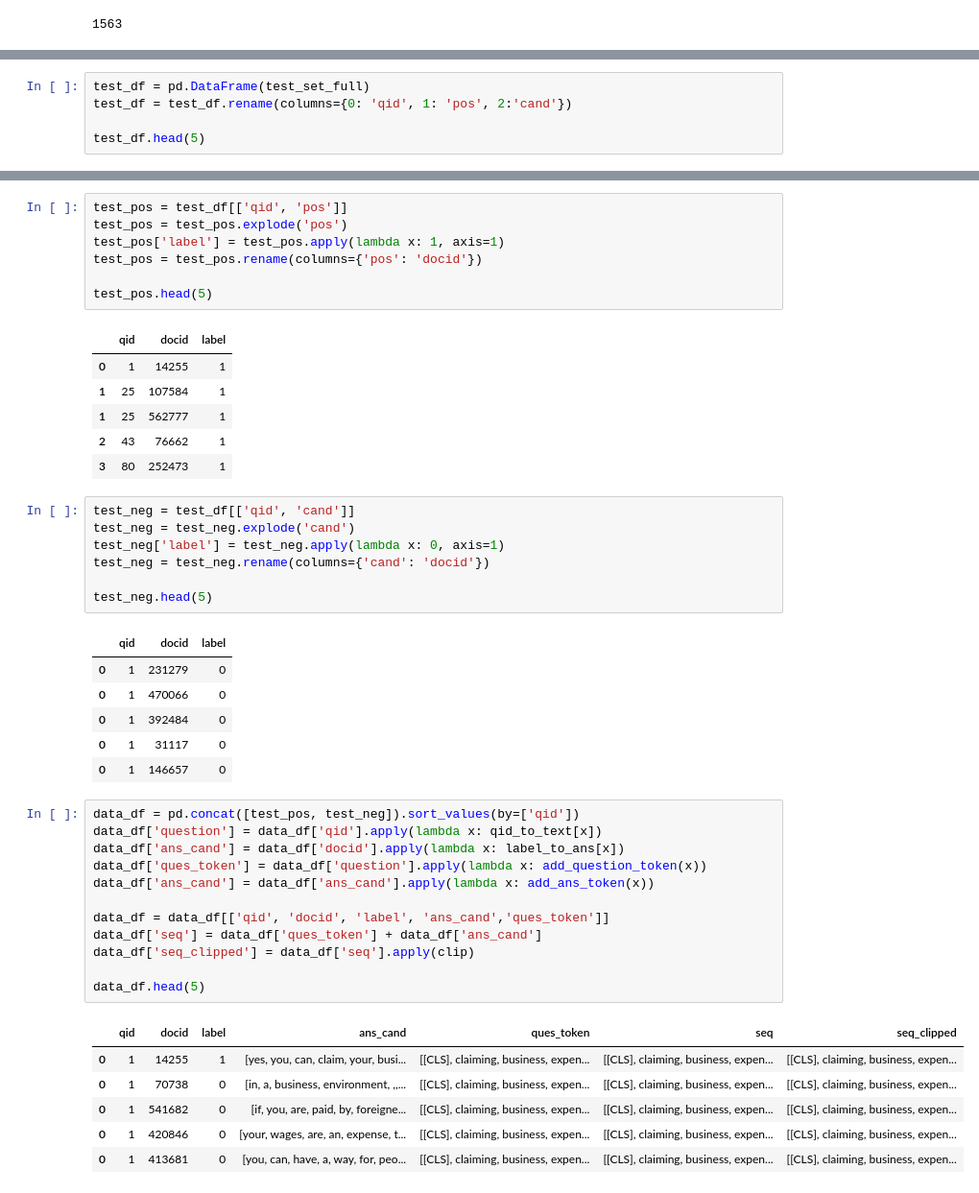
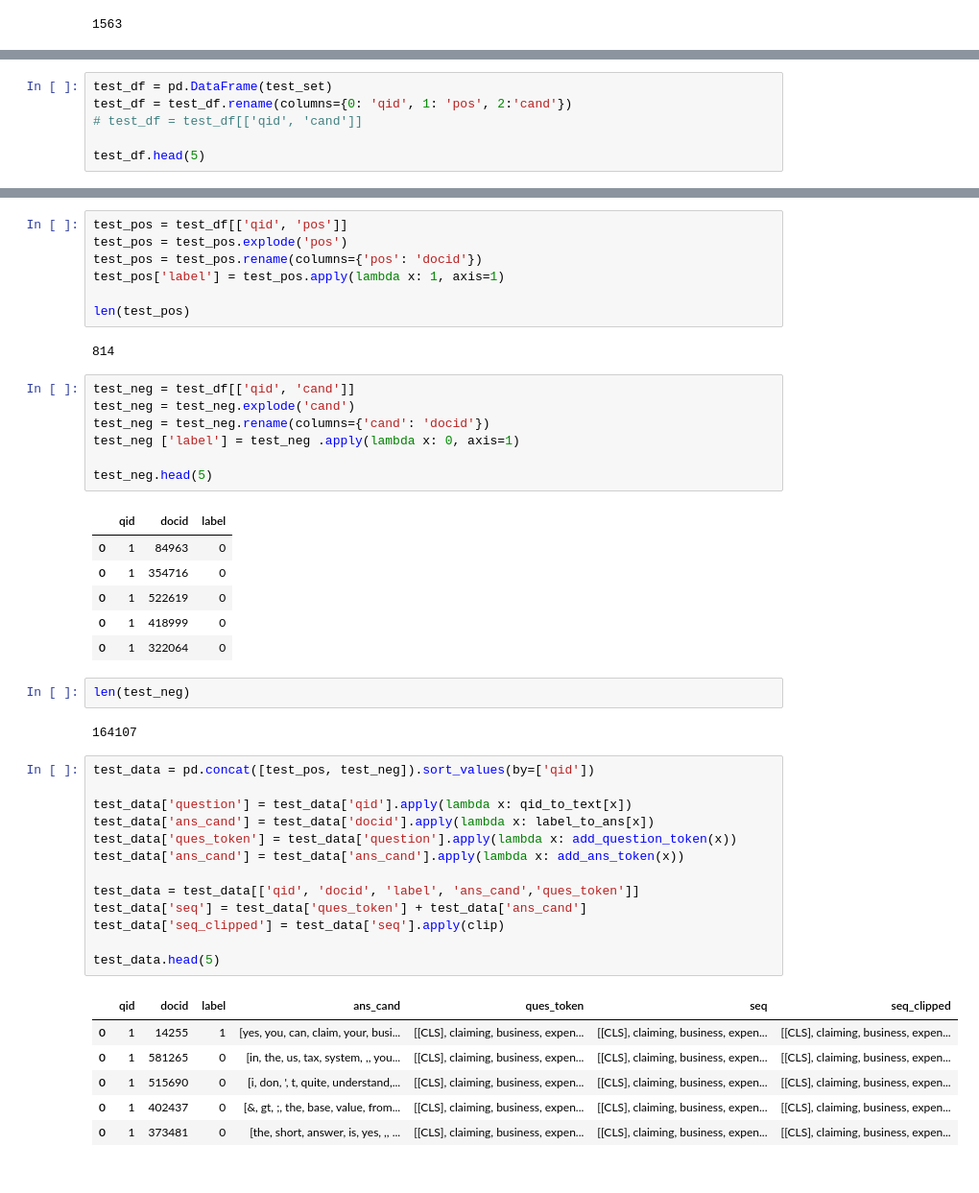
Before and after one commit to yuanbit/FinBERT-QA, a Jupyter notebook: bertQA.ipynb, the cells around one changed output, grey strips where cells are left out. Shown: that part at 96% size. Saved outputs shown, nothing was run; the diff lists cells and outputs as text.

Commit message:
added evaluation test set

```diff
--- a/bertQA.ipynb
+++ b/bertQA.ipynb
@@ -605,6 +643,7 @@ for row in test_set_full:
 # %%
-test_df = pd.DataFrame(test_set_full)
+test_df = pd.DataFrame(test_set)
 test_df = test_df.rename(columns={0: 'qid', 1: 'pos', 2:'cand'})
+# test_df = test_df[['qid', 'cand']]
 
 test_df.head(5)
 # %% [output]
@@ -617,47 +656,47 @@ test_df.head(5)
 # %%
 test_pos = test_df[['qid', 'pos']]
 test_pos = test_pos.explode('pos')
+test_pos = test_pos.rename(columns={'pos': 'docid'})
 test_pos['label'] = test_pos.apply(lambda x: 1, axis=1)
-test_pos = test_pos.rename(columns={'pos': 'docid'})
 
-test_pos.head(5)
+len(test_pos)
 # %% [output]
-|  | qid | docid | label |
-| 0 | 1 | 14255 | 1 |
-| 1 | 25 | 107584 | 1 |
-| 1 | 25 | 562777 | 1 |
-| 2 | 43 | 76662 | 1 |
-| 3 | 80 | 252473 | 1 |
+814
 # %%
 test_neg = test_df[['qid', 'cand']]
 test_neg = test_neg.explode('cand')
-test_neg['label'] = test_neg.apply(lambda x: 0, axis=1)
 test_neg = test_neg.rename(columns={'cand': 'docid'})
+test_neg ['label'] = test_neg .apply(lambda x: 0, axis=1)
 
 test_neg.head(5)
 # %% [output]
 |  | qid | docid | label |
-| 0 | 1 | 231279 | 0 |
-| 0 | 1 | 470066 | 0 |
-| 0 | 1 | 392484 | 0 |
-| 0 | 1 | 31117 | 0 |
-| 0 | 1 | 146657 | 0 |
+| 0 | 1 | 84963 | 0 |
+| 0 | 1 | 354716 | 0 |
+| 0 | 1 | 522619 | 0 |
+| 0 | 1 | 418999 | 0 |
+| 0 | 1 | 322064 | 0 |
+# %%
+len(test_neg)
+# %% [output]
+164107
 # %%
-data_df = pd.concat([test_pos, test_neg]).sort_values(by=['qid'])
-data_df['question'] = data_df['qid'].apply(lambda x: qid_to_text[x])
-data_df['ans_cand'] = data_df['docid'].apply(lambda x: label_to_ans[x])
-data_df['ques_token'] = data_df['question'].apply(lambda x: add_question_token(x))
-data_df['ans_cand'] = data_df['ans_cand'].apply(lambda x: add_ans_token(x))
+test_data = pd.concat([test_pos, test_neg]).sort_values(by=['qid'])
 
-data_df = data_df[['qid', 'docid', 'label', 'ans_cand','ques_token']]
-data_df['seq'] = data_df['ques_token'] + data_df['ans_cand']
-data_df['seq_clipped'] = data_df['seq'].apply(clip)
+test_data['question'] = test_data['qid'].apply(lambda x: qid_to_text[x])
+test_data['ans_cand'] = test_data['docid'].apply(lambda x: label_to_ans[x])
+test_data['ques_token'] = test_data['question'].apply(lambda x: add_question_token(x))
+test_data['ans_cand'] = test_data['ans_cand'].apply(lambda x: add_ans_token(x))
 
-data_df.head(5)
+test_data = test_data[['qid', 'docid', 'label', 'ans_cand','ques_token']]
+test_data['seq'] = test_data['ques_token'] + test_data['ans_cand']
+test_data['seq_clipped'] = test_data['seq'].apply(clip)
+
+test_data.head(5)
 # %% [output]
 |  | qid | docid | label | ans_cand | ques_token | seq | seq_clipped |
 | 0 | 1 | 14255 | 1 | [yes, you, can, claim, your, busi... | [[CLS], claiming, business, expen... | [[CLS], claiming, business, expen... | [[CLS], claiming, business, expen... |
-| 0 | 1 | 70738 | 0 | [in, a, business, environment, ,,... | [[CLS], claiming, business, expen... | [[CLS], claiming, business, expen... | [[CLS], claiming, business, expen... |
-| 0 | 1 | 541682 | 0 | [if, you, are, paid, by, foreigne... | [[CLS], claiming, business, expen... | [[CLS], claiming, business, expen... | [[CLS], claiming, business, expen... |
-| 0 | 1 | 420846 | 0 | [your, wages, are, an, expense, t... | [[CLS], claiming, business, expen... | [[CLS], claiming, business, expen... | [[CLS], claiming, business, expen... |
-| 0 | 1 | 413681 | 0 | [you, can, have, a, way, for, peo... | [[CLS], claiming, business, expen... | [[CLS], claiming, business, expen... | [[CLS], claiming, business, expen... |
+| 0 | 1 | 581265 | 0 | [in, the, us, tax, system, ,, you... | [[CLS], claiming, business, expen... | [[CLS], claiming, business, expen... | [[CLS], claiming, business, expen... |
+| 0 | 1 | 515690 | 0 | [i, don, ', t, quite, understand,... | [[CLS], claiming, business, expen... | [[CLS], claiming, business, expen... | [[CLS], claiming, business, expen... |
+| 0 | 1 | 402437 | 0 | [&, gt, ;, the, base, value, from... | [[CLS], claiming, business, expen... | [[CLS], claiming, business, expen... | [[CLS], claiming, business, expen... |
+| 0 | 1 | 373481 | 0 | [the, short, answer, is, yes, ,, ... | [[CLS], claiming, business, expen... | [[CLS], claiming, business, expen... | [[CLS], claiming, business, expen... |
```
Also changed, not shown: parts of 24 cells of this notebook.
